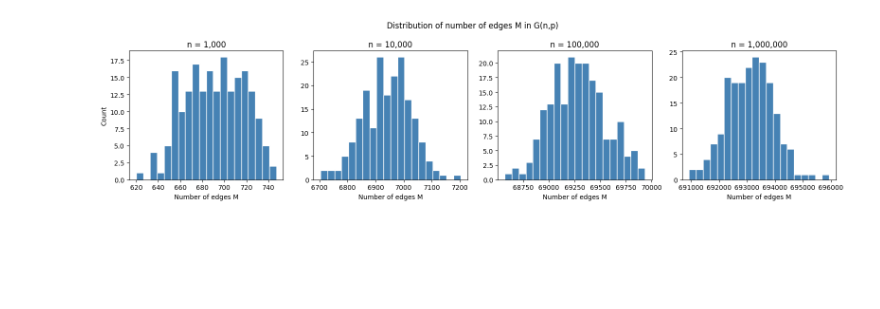
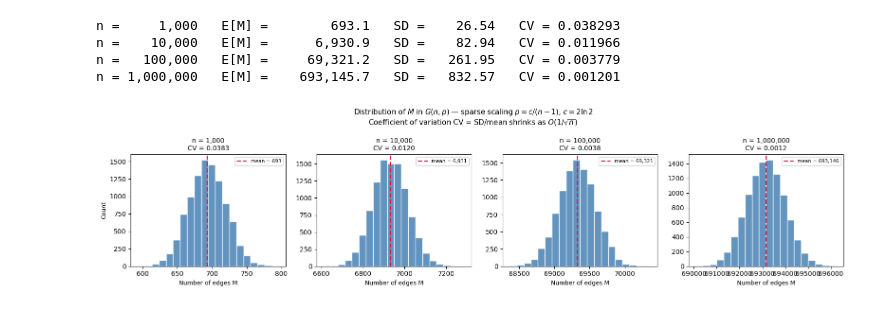
Before and after one commit to olsaberani/PS1_networks, a Jupyter notebook: PS1/Question3/question3.ipynb, the cells around one changed output. Saved outputs shown, nothing was run; the diff lists cells and outputs as text; code cells hidden in the pictures; blank space fills up the shorter version.

Commit message:
update question 3 notebook and 3b image

```diff
--- a/PS1/Question3/question3.ipynb
+++ b/PS1/Question3/question3.ipynb
@@ -142,43 +143,64 @@ and G(n,m) are asymptotically equivalent.
 import numpy as np
 import matplotlib.pyplot as plt
 
 
 # Average degree parameter
 c = 2 * np.log(2)
 
 # Different graph sizes
 n_values = [1000, 10000, 100000, 1000000]
 
 # Number of simulations per n
-n_trials = 200
-
+n_trials = 10000
 
 # Create one subplot per n
-fig, axes = plt.subplots(1, len(n_values), figsize=(16,4))
-
+fig, axes = plt.subplots(1, len(n_values), figsize=(16, 4))
 
 for ax, n in zip(axes, n_values):
 
     # Sparse regime scaling: expected degree = c
     p = c / (n - 1)
 
     # Total possible number of undirected edges
-    N_edges = n*(n-1)//2
+    N_edges = n * (n - 1) // 2
 
     # In G(n,p), number of edges M follows Binomial(N_edges, p)
     M_samples = np.random.binomial(N_edges, p, size=n_trials)
 
-    # Plot histogram of simulated edge counts
-    ax.hist(M_samples, bins=20, color='steelblue', edgecolor='white')
-    ax.set_title(f"n = {n:,}")
-    ax.set_xlabel("Number of edges M")
+    # Compute mean, std, and coefficient of variation
+    mean_M = np.mean(M_samples)
+    std_M  = np.std(M_samples)
+    cv     = std_M / mean_M
 
+    # Plot histogram
+    ax.hist(M_samples, bins=20, color='steelblue', edgecolor='white', alpha=0.85)
 
-# Label y-axis only once
-axes[0].set_ylabel("Count")
+    # Mark the mean with a vertical line
+    ax.axvline(mean_M, color='crimson', linewidth=1.8, linestyle='--', label=f'mean = {mean_M:,.0f}')
 
-plt.suptitle("Distribution of number of edges M in G(n,p)")
+    # Title shows n and CV so the concentration argument is visible
+    ax.set_title(f"n = {n:,}\nCV = {cv:.4f}", fontsize=10)
+    ax.set_xlabel("Number of edges M", fontsize=9)
+    ax.legend(fontsize=7.5)
+
+    # Print summary to console as well
+    print(f"n = {n:>9,}   E[M] = {mean_M:>12,.1f}   SD = {std_M:>8,.2f}   CV = {cv:.6f}")
+
+# Label y-axis only on the leftmost panel
+axes[0].set_ylabel("Count", fontsize=9)
+
+plt.suptitle(
+    r"Distribution of $M$ in $G(n,p)$ — sparse scaling $p = c/(n-1)$, $c = 2\ln 2$"
+    "\nCoefficient of variation CV = SD/mean shrinks as $O(1/\sqrt{n})$",
+    fontsize=11
+)
+
 plt.tight_layout()
+plt.savefig("3b_edge_distribution.png", dpi=150, bbox_inches="tight")
 plt.show()
 # %% [output]
+n =     1,000   E[M] =        693.1   SD =    26.54   CV = 0.038293
+n =    10,000   E[M] =      6,930.9   SD =    82.94   CV = 0.011966
+n =   100,000   E[M] =     69,321.2   SD =   261.95   CV = 0.003779
+n = 1,000,000   E[M] =    693,145.7   SD =   832.57   CV = 0.001201
-[figure, old version]
+[figure, new version]
```
Also changed, not shown: parts of 2 cells of this notebook, 1 other file.
